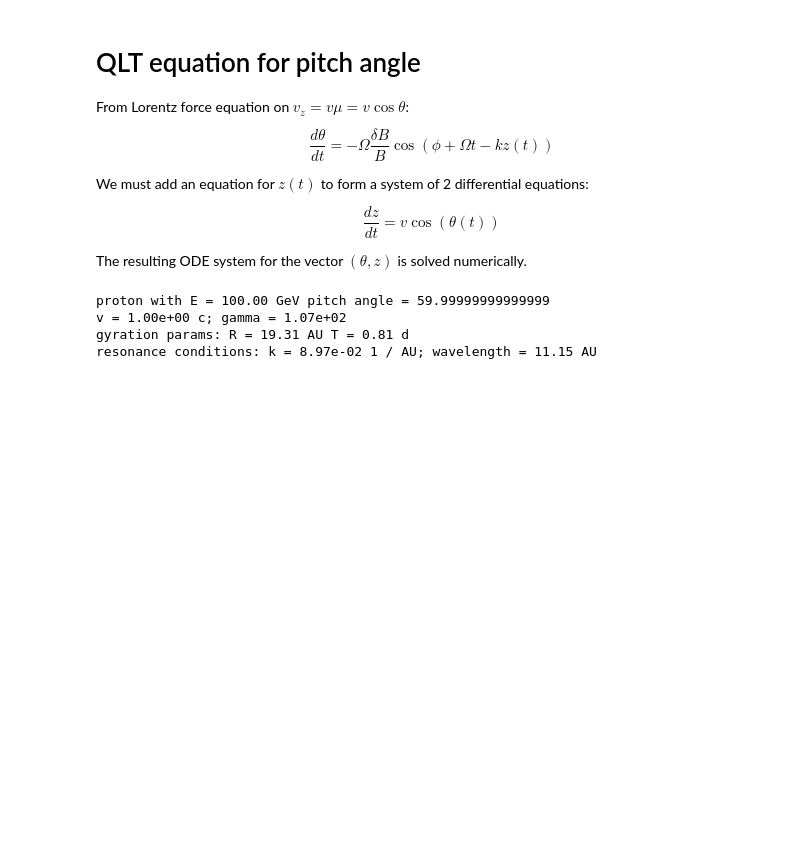
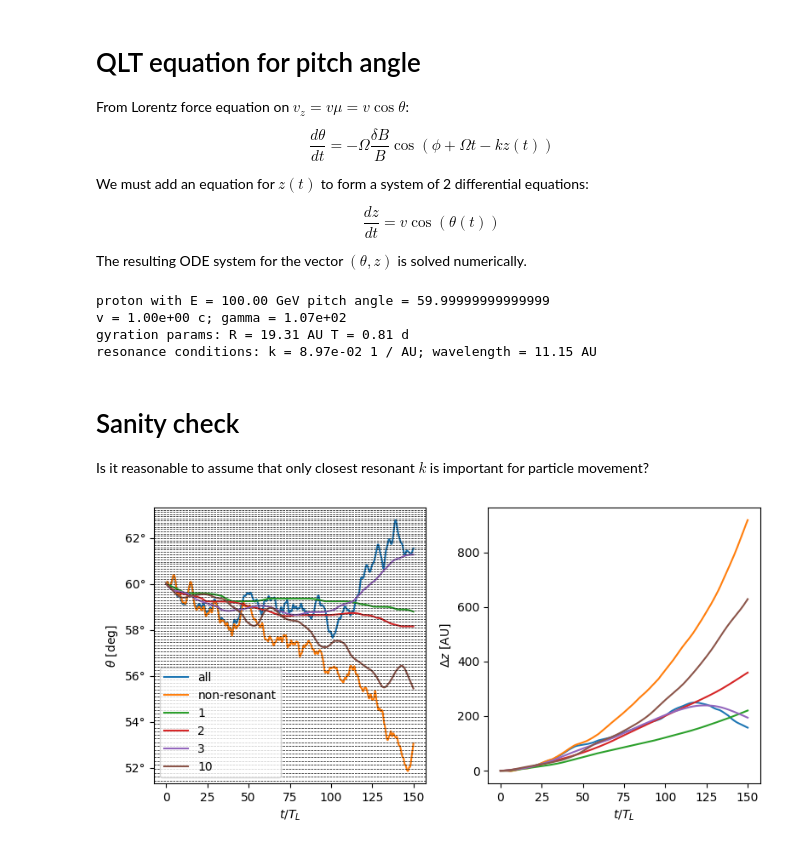
Before and after one commit to nj-vs-vh/gssi-he-th, a Jupyter notebook: Pitch Angle Diffusion Simulation.ipynb, the cells around one changed output. Saved outputs shown, nothing was run; the diff lists cells and outputs as text; code cells hidden in the pictures; blank space fills up the shorter version.

```diff
--- a/Pitch Angle Diffusion Simulation.ipynb
+++ b/Pitch Angle Diffusion Simulation.ipynb
@@ -326,0 +364,41 @@ resonance conditions: k = 8.97e-02 1 / AU; wavelength = 11.15 AU
+# %% [markdown]
+# Sanity check
+
+Is it reasonable to assume that only closest resonant $k$ is important for particle movement?
+# %%
+fig, axes = plt.subplots(ncols=2, figsize=(8, 4))
+ax_theta = axes[0]
+ax_z = axes[1]
+
+n_T_L = 150
+mf = MagneticFieldPerturbation.comb(
+    particle=particle,
+    deltaB_mono=1e-3 * B0,
+    n_harmonics=200,
+    theta_halfwidth=10 * u.deg,
+)
+particle_phase = 0
+
+solve_ivp_kw = get_solve_ivp_kwargs(n_T_L, particle)
+selectors: list[HarmonicSelector] = ["all", "non-resonant", 1, 2, 3, 10]
+for hs in selectors:
+    rhs = get_theta_rhs(particle=particle, mf=mf, harmonic_selector=hs)
+    with tqdm() as pbar:
+        solution = solve_ivp(rhs, args=[pbar, False], **solve_ivp_kw)
+    t = PitchAngleTrajectory.from_solution(
+        solution=solution, p=particle, mf=mf, rhs=rhs
+    )
+    t.description = str(hs)
+    t.plot_theta(ax_theta)
+    t.plot_delta_z(ax_z)
+
+mf.plot_resonant_angles(ax_theta, particle, axis="y")
+
+label_axes(ax_theta, "t / T_L", "\\theta")
+ax_theta.legend()
+label_axes(ax_z, "t / T_L", "\\Delta z")
+# ax_theta.set_ylim(57, 63)
+plt.tight_layout()
+plt.show()
+# %% [output]
+[figure, added]
```
Also changed, not shown: parts of 7 cells of this notebook.
